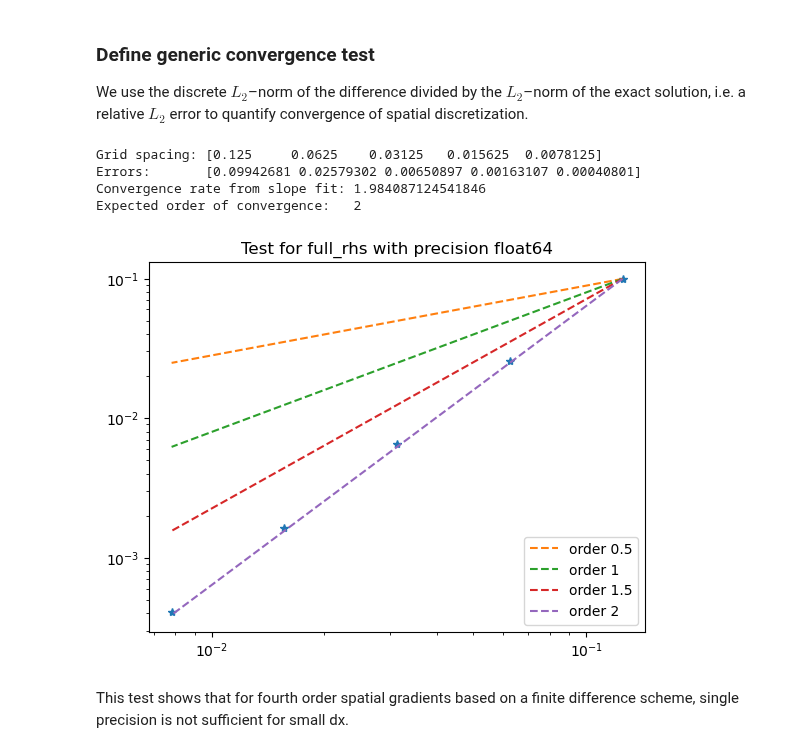
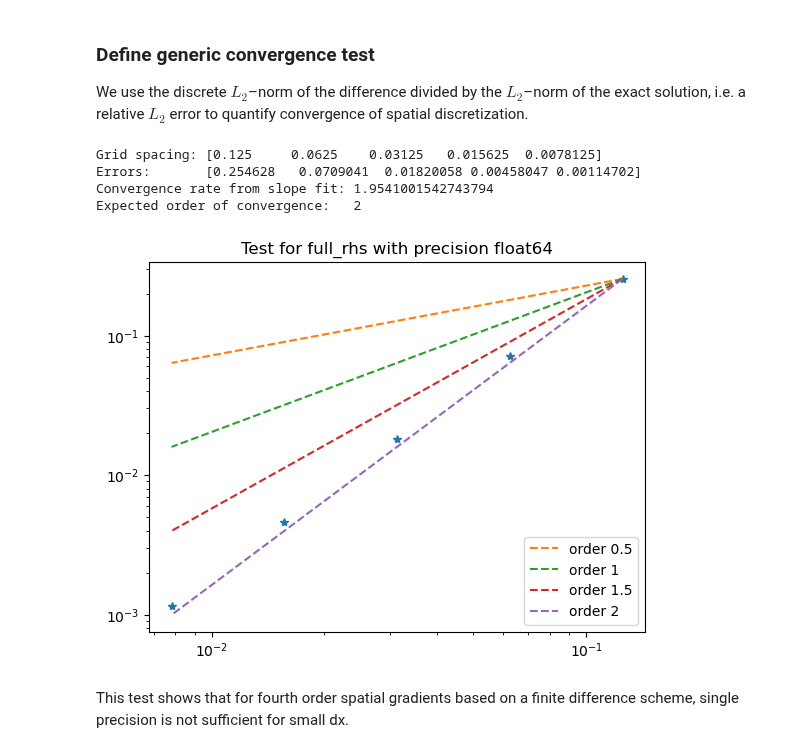
Before and after one commit to daubners/evoxels, a Jupyter notebook: notebooks/03-solver-rhs-testing.ipynb, the cells around one changed output. Saved outputs shown, nothing was run; the diff lists cells and outputs as text; code cells hidden in the pictures.

```diff
--- a/notebooks/03-solver-rhs-testing.ipynb
+++ b/notebooks/03-solver-rhs-testing.ipynb
@@ -11,39 +11,38 @@ We use the discrete $L_2$–norm of the difference divided by the $L_2$–norm o
 # %%
 from voxelsss.problem_definition import PeriodicCahnHilliard
 from voxelsss.utils import rhs_convergence_test
-alpha = 0.4
-beta = 0.1
 
 CS = spv.CoordSys3D('CS')
-test_fun = alpha + beta * sp.sin(2*sp.pi*CS.x)
+test_fun = 0.1 + 0.4 * sp.sin(2*sp.pi*CS.x)
 
 precision = 'float64'
 dx, errors, slope, order = rhs_convergence_test(
         ODE_class      = PeriodicCahnHilliard,
         problem_kwargs = {'eps': 3.0, 'D': 1.0, 'A': 0.25},
         test_function  = test_fun,
         convention     = 'cell_center',
-        dtype          = precision
+        dtype          = precision,
+        backend        = 'torch'
     )
 
 print(f"Grid spacing: {dx}")
 print(f"Errors:       {errors}")
 print("Convergence rate from slope fit:", slope)
 print("Expected order of convergence:  ", order)
 
 plt.loglog(dx, errors,'*')
 plt.loglog(dx, errors[0]/dx[0]**0.5*dx**0.5, '--', label = 'order 0.5')
 plt.loglog(dx, errors[0]/dx[0]*dx,'--', label = 'order 1')
 plt.loglog(dx, errors[0]/dx[0]**1.5*dx**1.5,'--', label = 'order 1.5')
 plt.loglog(dx, errors[0]/dx[0]**2*dx**2,'--', label = 'order 2')
 plt.legend()
 plt.title(f'Test for full_rhs with precision {precision}')
 plt.show()
 # %% [output]
 Grid spacing: [0.125     0.0625    0.03125   0.015625  0.0078125]
-Errors:       [0.09942681 0.02579302 0.00650897 0.00163107 0.00040801]
-Convergence rate from slope fit: 1.984087124541846
+Errors:       [0.254628   0.0709041  0.01820058 0.00458047 0.00114702]
+Convergence rate from slope fit: 1.9541001542743794
 Expected order of convergence:   2
-[figure, old version]
+[figure, new version]
 # %% [markdown]
 This test shows that for fourth order spatial gradients based on a finite difference scheme, single precision is not sufficient for small dx.
```
Also changed, not shown: 8 other files.
